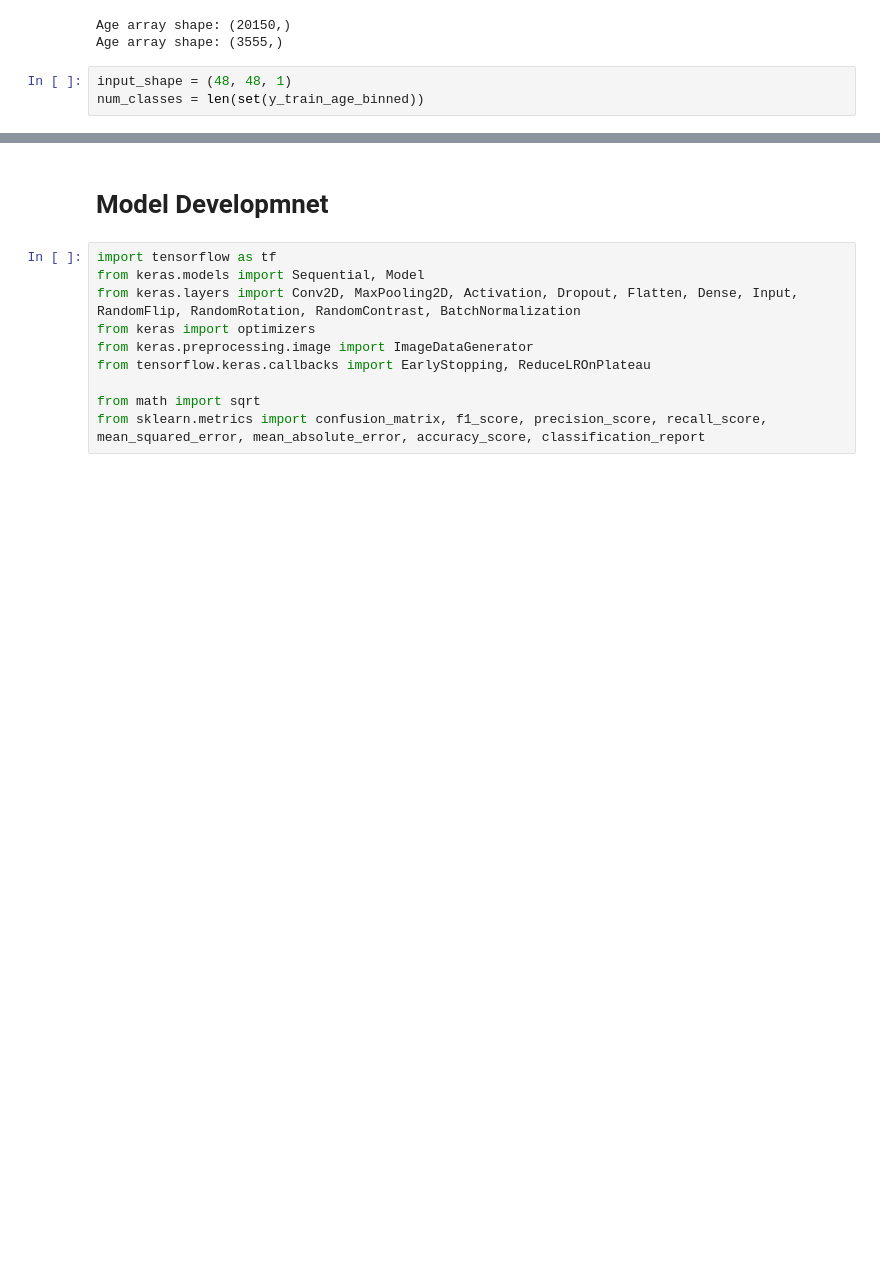
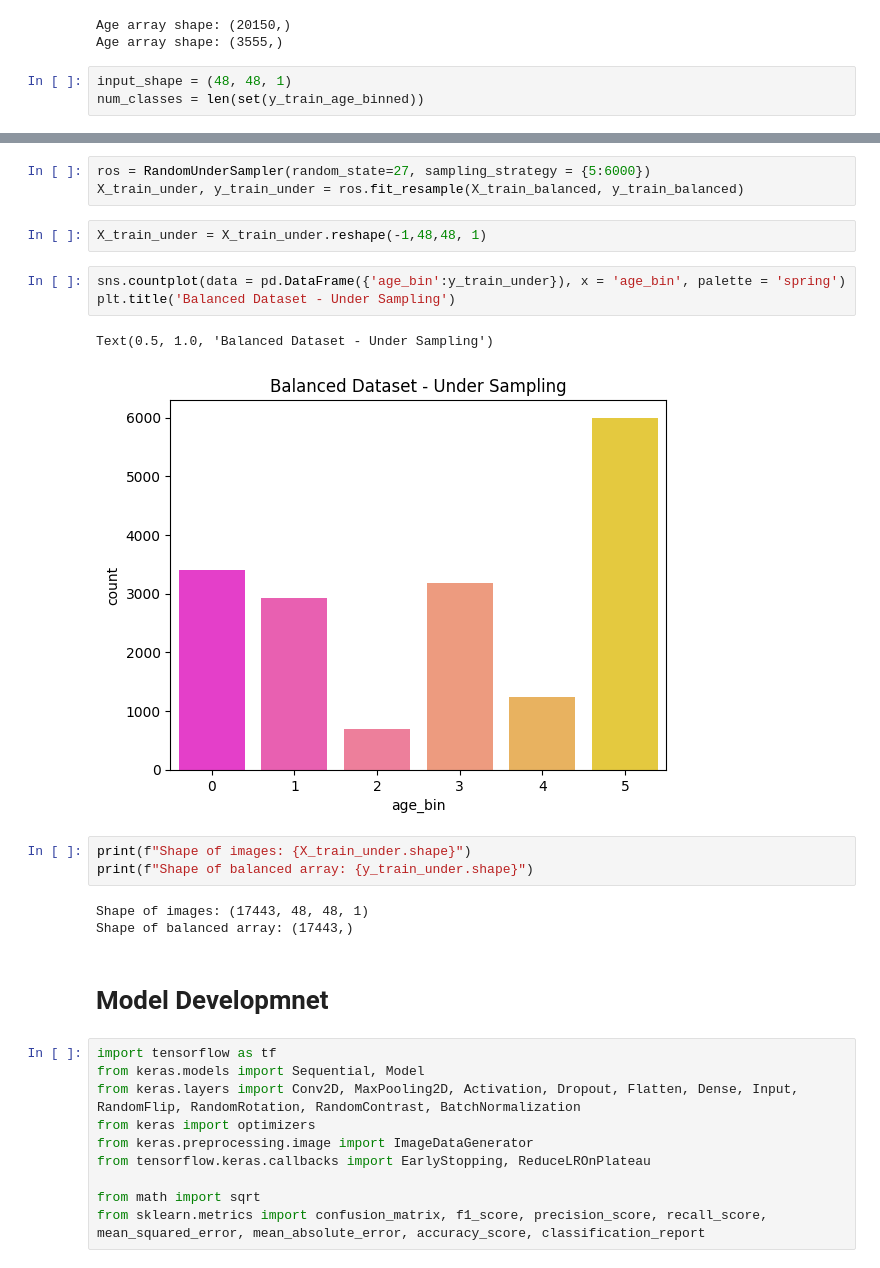
Before and after one commit to mking2014/final-4449-king, a Jupyter notebook: age_binning.ipynb, the cells around one changed output, grey strips where cells are left out. Saved outputs shown, nothing was run; the diff lists cells and outputs as text; blank space fills up the shorter version.

```diff
--- a/age_binning.ipynb
+++ b/age_binning.ipynb
@@ -225,3 +264,20 @@ num_classes = len(set(y_train_age_binned))
+# %%
+ros = RandomUnderSampler(random_state=27, sampling_strategy = {5:6000})
+X_train_under, y_train_under = ros.fit_resample(X_train_balanced, y_train_balanced)
+# %%
+X_train_under = X_train_under.reshape(-1,48,48, 1)
+# %%
+sns.countplot(data = pd.DataFrame({'age_bin':y_train_under}), x = 'age_bin', palette = 'spring')
+plt.title('Balanced Dataset - Under Sampling')
+# %% [output]
+Text(0.5, 1.0, 'Balanced Dataset - Under Sampling')
+[figure, added]
+# %%
+print(f"Shape of images: {X_train_under.shape}")
+print(f"Shape of balanced array: {y_train_under.shape}")
+# %% [output]
+Shape of images: (17443, 48, 48, 1)
+Shape of balanced array: (17443,)
 # %% [markdown]
 # Model Developmnet
 # %%
```
Also changed, not shown: parts of 50 cells of this notebook.
